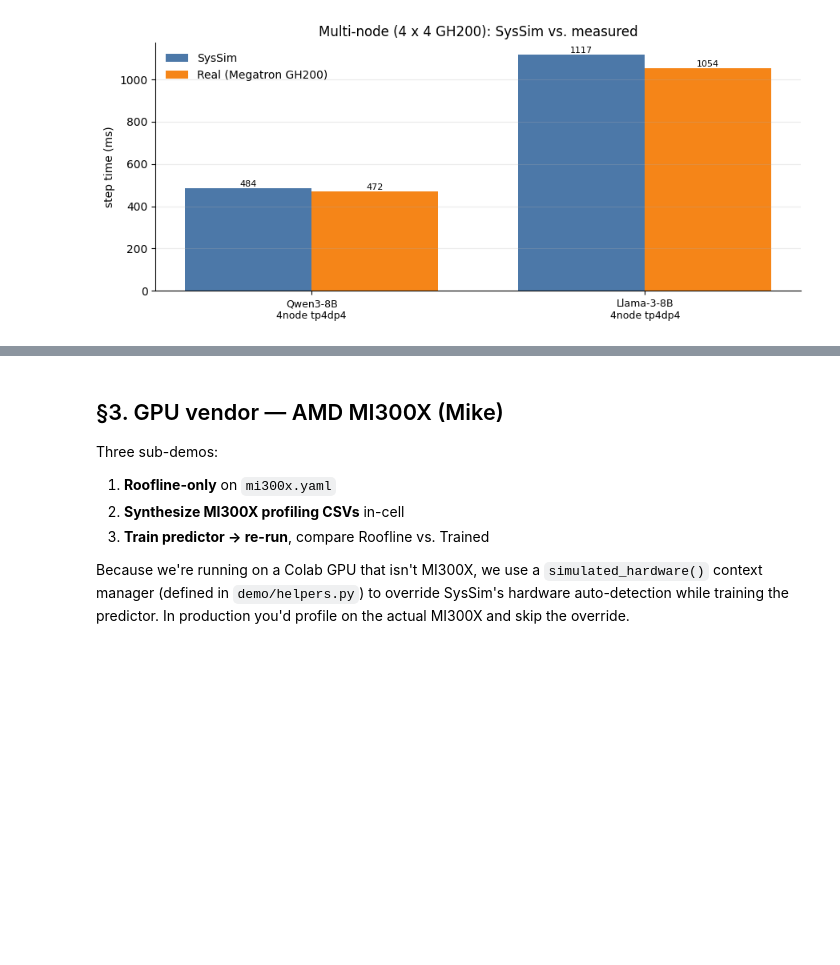
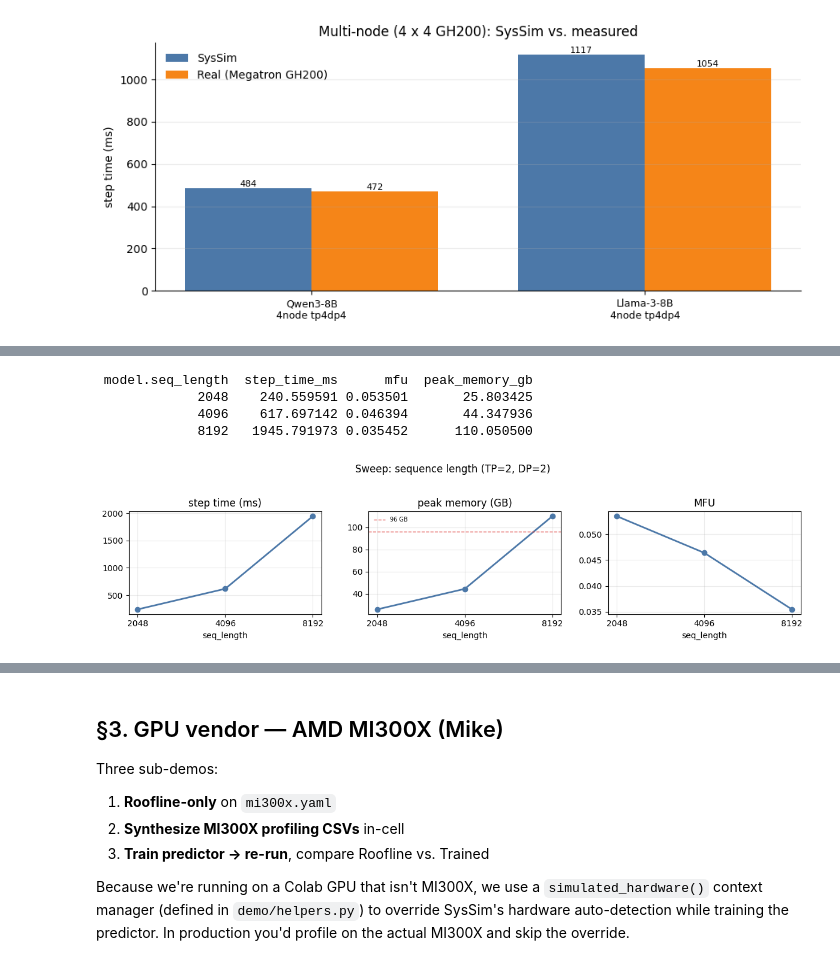
Before and after one commit to AISysSim/SysSim, a Jupyter notebook: tutorials/aria_tutorial.ipynb, the cells around one changed output, grey strips where cells are left out. Cells and saved outputs as stored; diff of their text form; code cells hidden in the pictures; blank space fills up the shorter version.

```diff
--- a/tutorials/aria_tutorial.ipynb
+++ b/tutorials/aria_tutorial.ipynb
@@ -269,29 +307,13 @@ for label, key, vals in [
 # %%
-# Seqlen sweep: generate temp model YAMLs with different seq_length values
-import tempfile, yaml
-from pathlib import Path
-
-with open(QWEN3) as _f:
-    base_cfg = yaml.safe_load(_f)
-seq_rows = []
-with tempfile.TemporaryDirectory() as tmp:
-    for seq in (2048, 4096, 8192):
-        cfg = dict(base_cfg); cfg["seq_length"] = seq
-        path = Path(tmp) / f"qwen3-8b_seq{seq}.yaml"
-        path.write_text(yaml.dump(cfg))
-        r = syssim.simulate(model=str(path), hardware=HW,
-                            parallelism=syssim.ParallelismConfig(tp=2, dp=4),
-                            training=syssim.TrainingConfig(micro_batch=1, global_batch=8, dtype="bf16"))
-        seq_rows.append({"seq_length": seq, "step_time_ms": round(r.step_time_ms, 2),
-                         "mfu": round(r.mfu, 3)})
-
-seq_df = pd.DataFrame(seq_rows)
-fig, axes = plt.subplots(1, 2, figsize=(8, 3))
-axes[0].plot([str(v) for v in seq_df["seq_length"]], seq_df["step_time_ms"], marker="o", linewidth=2)
-axes[0].set_xlabel("seq_length"); axes[0].set_title("Step time (ms)"); axes[0].grid(alpha=0.25)
-axes[1].plot([str(v) for v in seq_df["seq_length"]], seq_df["mfu"], marker="o", linewidth=2)
-axes[1].set_xlabel("seq_length"); axes[1].set_title("MFU"); axes[1].grid(alpha=0.25)
-fig.suptitle("Sweep: seq_length", y=1.03)
-fig.tight_layout()
-plt.show()
-seq_df
+plot_sweep(
+    syssim.sweep(model=QWEN3, hardware=HW,
+        parallelism=syssim.ParallelismConfig(tp=2, dp=2),
+        training=syssim.TrainingConfig(micro_batch=1, global_batch=8, dtype="bf16"),
+        over={"model.seq_length": [2048, 4096, 8192]}),
+    "model.seq_length", "Sweep: sequence length (TP=2, DP=2)")
+# %% [output]
+ model.seq_length  step_time_ms      mfu  peak_memory_gb
+             2048    240.559591 0.053501       25.803425
+             4096    617.697142 0.046394       44.347936
+             8192   1945.791973 0.035452      110.050500
+[figure, added]
```
Also changed, not shown: parts of 9 cells of this notebook, 1 other file.
